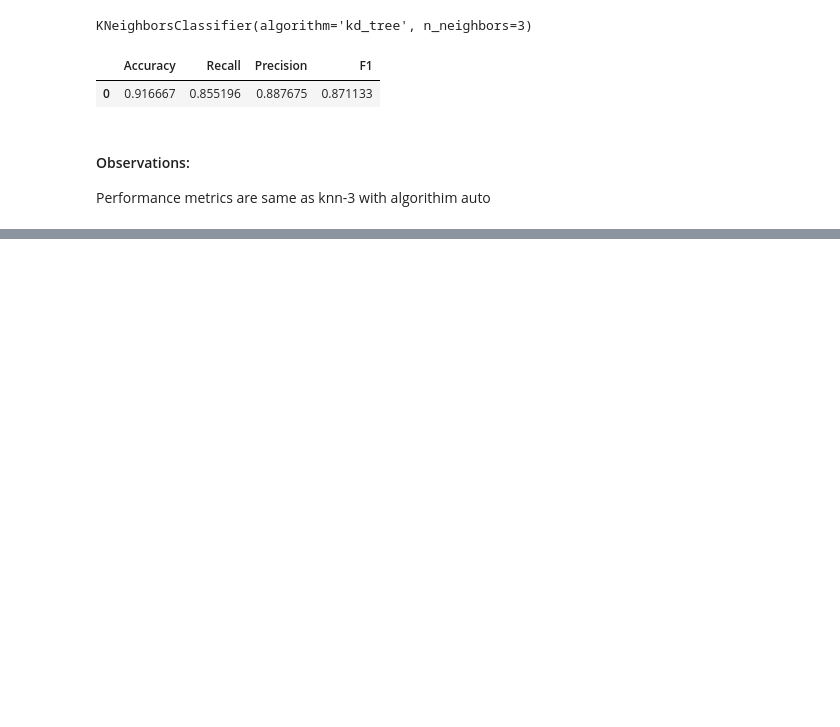
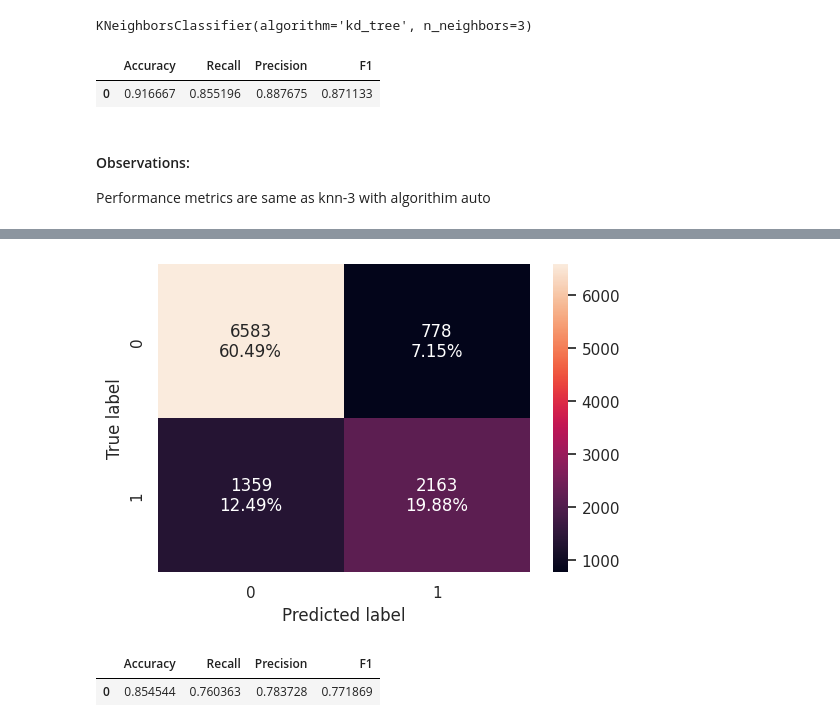
Before and after one commit to Rajesh2015/inn-hotels-bookings, a Jupyter notebook: inn_hotel_bookings_solution.ipynb, the cells around one changed output, grey strips where cells are left out. Drawn from its saved outputs; the diff is of its cells as text; code cells hidden in the pictures; blank space fills up the shorter version.

```diff
--- a/inn_hotel_bookings_solution.ipynb
+++ b/inn_hotel_bookings_solution.ipynb
@@ -2369,0 +2400,11 @@ Performance metrics are same as knn-3 with algorithim auto
+# %%
+# Confusion matrix for test data
+confusion_matrix_sklearn(svm,  X_test_svm_scaled, y_test_svm)
+# %% [output]
+[figure, added]
+# %%
+svm_performance_precesion_recall_threshold_test=model_performance_classification_sklearn(model=knn_3, predictors=X_test_svm_scaled, target=y_test_svm)
+svm_performance_precesion_recall_threshold_test
+# %% [output]
+|  | Accuracy | Recall | Precision | F1 |
+| 0 | 0.854544 | 0.760363 | 0.783728 | 0.771869 |
```
Also changed, not shown: parts of 12 cells of this notebook.
